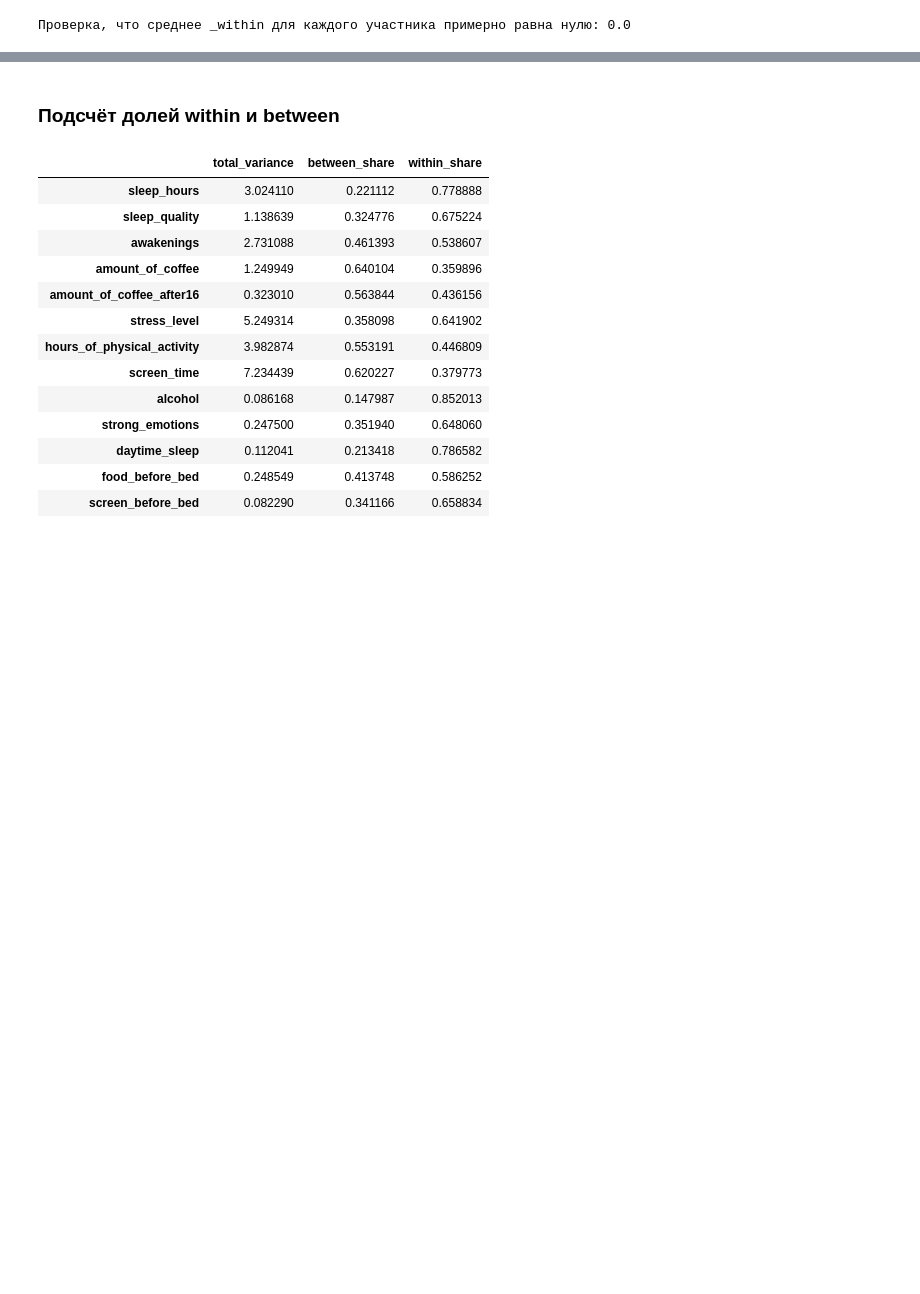
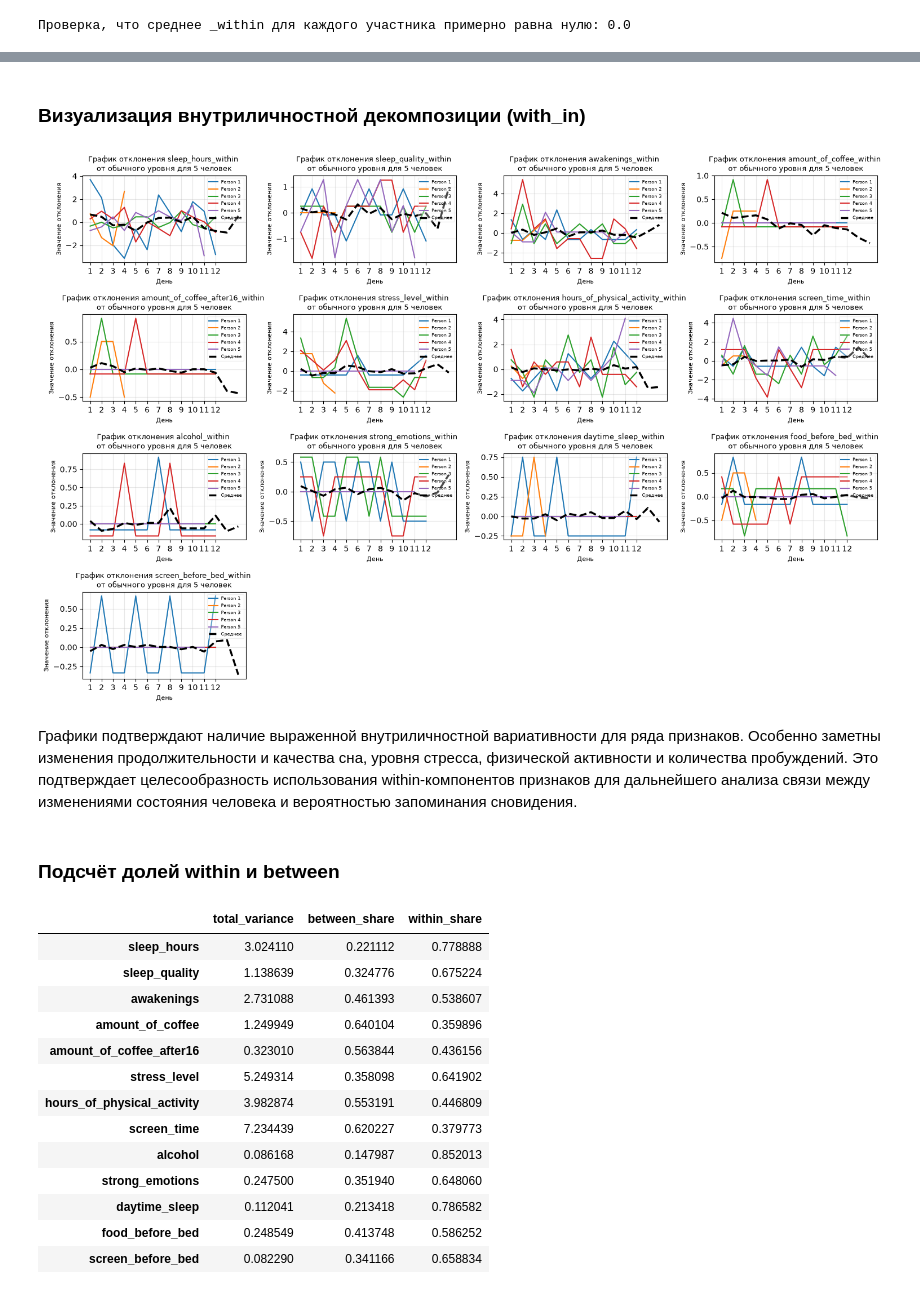
Before and after one commit to EnemyOfDeath7/dream-project, a Jupyter notebook: dream.ipynb, the cells around one changed output, grey strips where cells are left out. Saved outputs shown, nothing was run; the diff lists cells and outputs as text; code cells hidden in the pictures; blank space fills up the shorter version.

```diff
--- a/dream.ipynb
+++ b/dream.ipynb
@@ -867,3 +893,39 @@ print(f"Проверка, что среднее _within для каждого у
+# %% [markdown]
+### Визуализация внутриличностной декомпозиции (with_in)
+# %%
+with_in_cols = [col for col in between_within.columns if "_within" in col]
+people = sorted(between_within['participant_id'].unique())[:5]
+
+fig, axes = plt.subplots(4, 4, figsize=(15, 10))
+
+for ax, col in zip(axes.flatten(), with_in_cols):
+    for person in people:
+        days_person = between_within[between_within["participant_id"] == person]["day_number"].values
+        col_person = between_within[between_within["participant_id"] == person][col].values
+        ax.plot(days_person, col_person, label=f"Person {person}")
+
+    mean_line = between_within.groupby('day_number')[col].mean()
+    ax.plot(mean_line.index, mean_line.values,color='black', lw=2.5, linestyle='--', label='Среднее')
+
+    ax.set_title(f"График отклонения {col} \nот обычного уровня для 5 человек", fontsize=9)
+    ax.set_xticks(range(1, 13, 1))
+    ax.set_xlabel('День', fontsize=8)
+    ax.set_ylabel('Значение отклонения', fontsize=8)
+
+    ax.legend(fontsize=5.5, loc='upper right', framealpha=0.3)
+
+    ax.grid(True, alpha=0.3)
+
+
+for ax in axes.flatten()[len(with_in_cols):]:
+        ax.axis("off")
+
+plt.tight_layout()
+plt.show()
+# %% [output]
+[figure, added]
+# %% [markdown]
+Графики подтверждают наличие выраженной внутриличностной вариативности для ряда признаков. Особенно заметны изменения продолжительности и качества сна, уровня стресса, физической активности и количества пробуждений. Это подтверждает целесообразность использования within-компонентов признаков для дальнейшего анализа связи между изменениями состояния человека и вероятностью запоминания сновидения.
 # %% [markdown]
 ### Подсчёт долей within и between
 # %%
```
Also changed, not shown: parts of 11 cells of this notebook.
